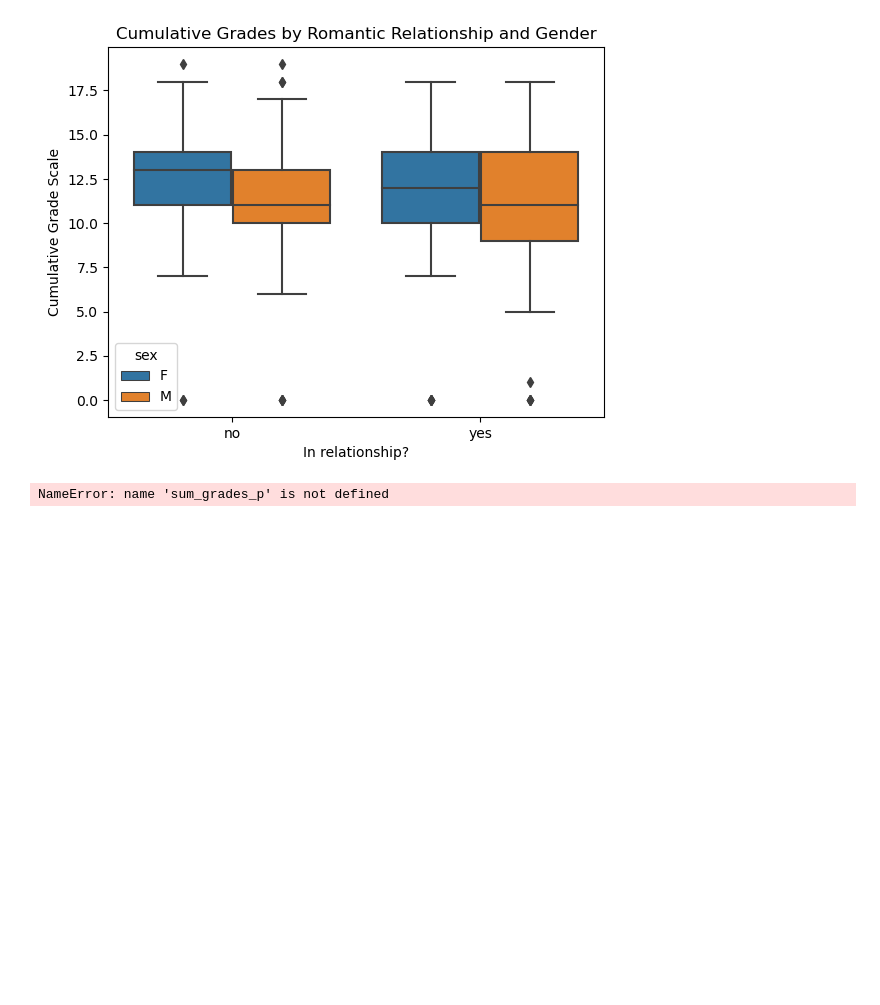
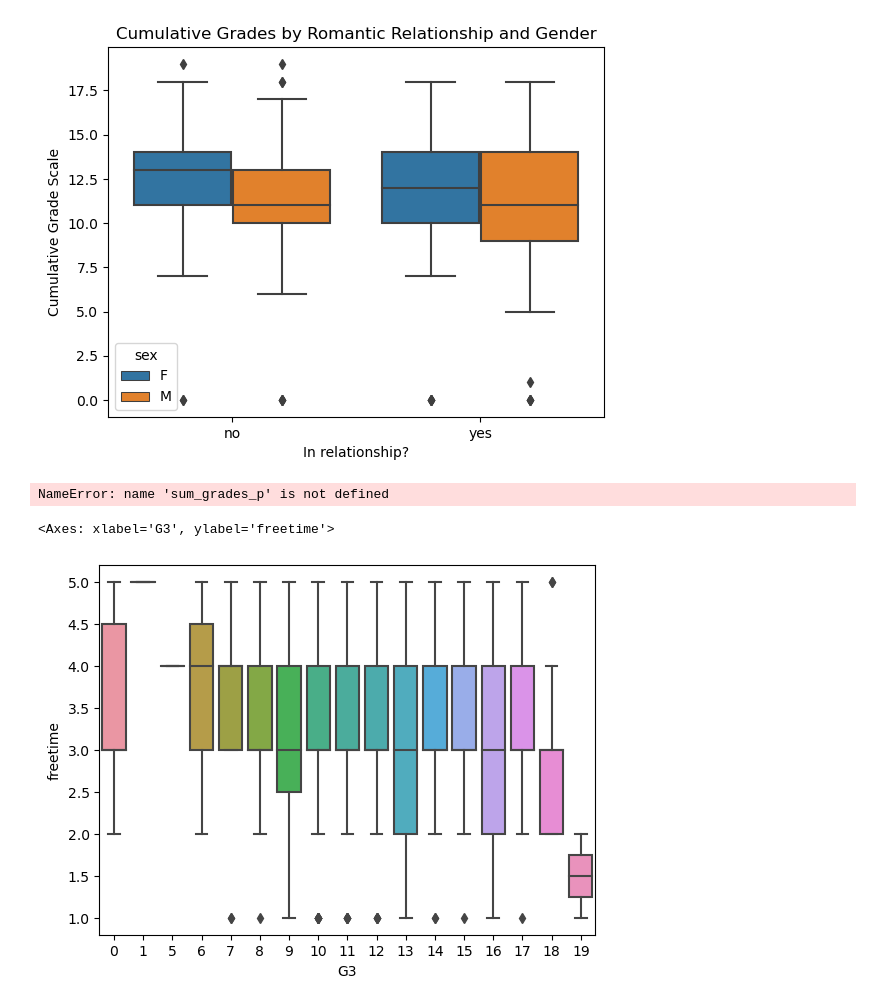
Before and after one commit to cshields164/end-of-phase1-project, a Jupyter notebook: code/01explore.ipynb, the cells around one changed output. Drawn from its saved outputs; the diff is of its cells as text; code cells hidden in the pictures; blank space fills up the shorter version.

Commit message:
sns.boxplot(data=df_p, y= 'freetime', x ='G3')

```diff
--- a/code/01explore.ipynb
+++ b/code/01explore.ipynb
@@ -225,3 +225,9 @@ Boxplot visualization of Port Class studdetns: Axes(0.125,0.11;0.775x0.77)
 sns.boxplot (data=df_m, x=df_p["schoolsup"], y=sum_grades_p)
 # %% [output]
 NameError: name 'sum_grades_p' is not defined
+# %%
+# Comparing whether having freetime correlated with school performance (specifically G3)
+sns.boxplot(data=df_p, y= 'freetime', x ='G3')
+# %% [output]
+<Axes: xlabel='G3', ylabel='freetime'>
+[figure, added]
```
